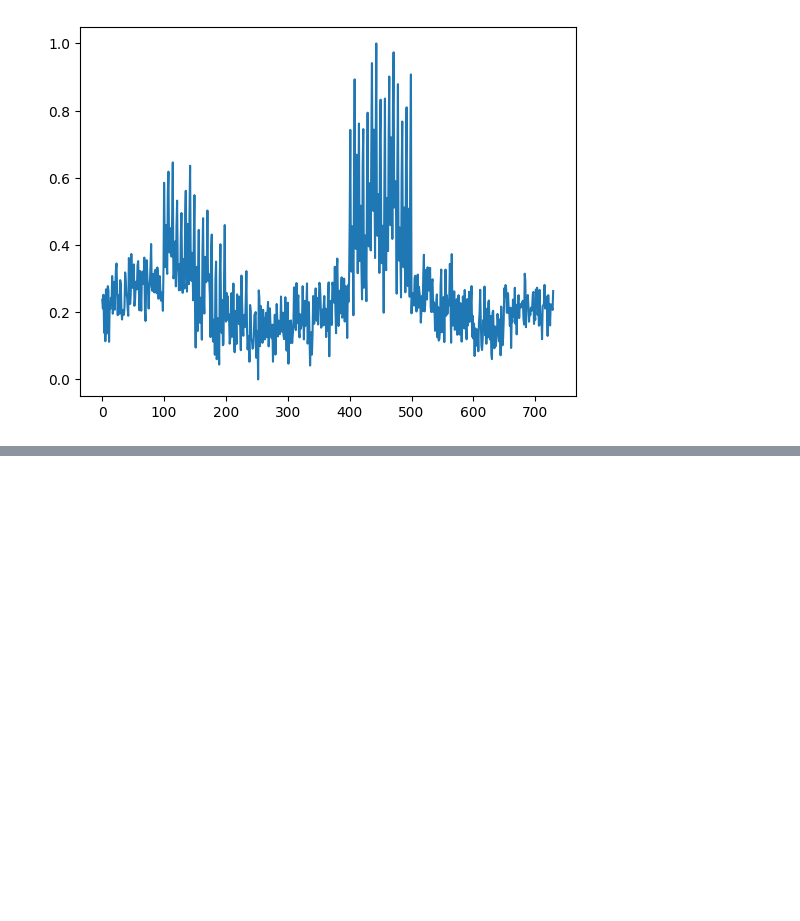
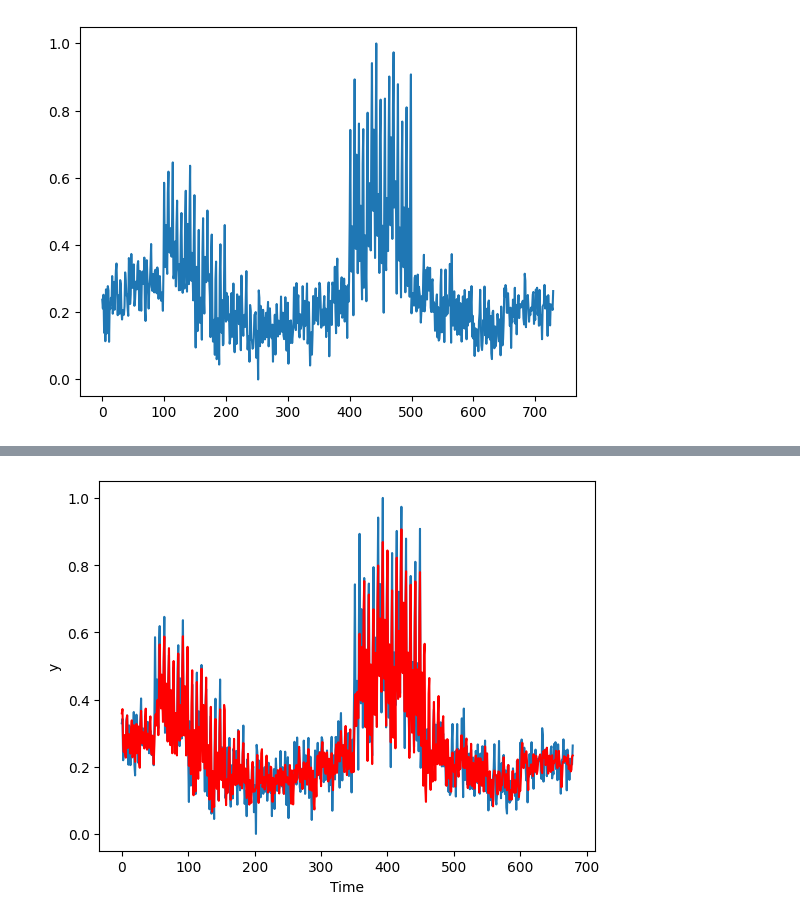
Before and after one commit to aaron1rcl/heteroscedastic_data, a Jupyter notebook: Handling_Heteroscedastic_Data_2.1.ipynb, the cells around one changed output, grey strips where cells are left out. Drawn from its saved outputs; the diff is of its cells as text; code cells hidden in the pictures; blank space fills up the shorter version.

```diff
--- a/Handling_Heteroscedastic_Data_2.1.ipynb
+++ b/Handling_Heteroscedastic_Data_2.1.ipynb
@@ -239 +224,10 @@ tensor(0.0893, grad_fn=<SelectBackward0>)
+# %%
+# Plot the predicted mean
+plt.plot(targets)
+plt.xlabel("Time")
+plt.ylabel("y")
+plt.plot(y_pred, color="red")
+plt.show()
+# %% [output]
+[figure, added]
 # %%
```
Also changed, not shown: parts of 6 cells of this notebook.
